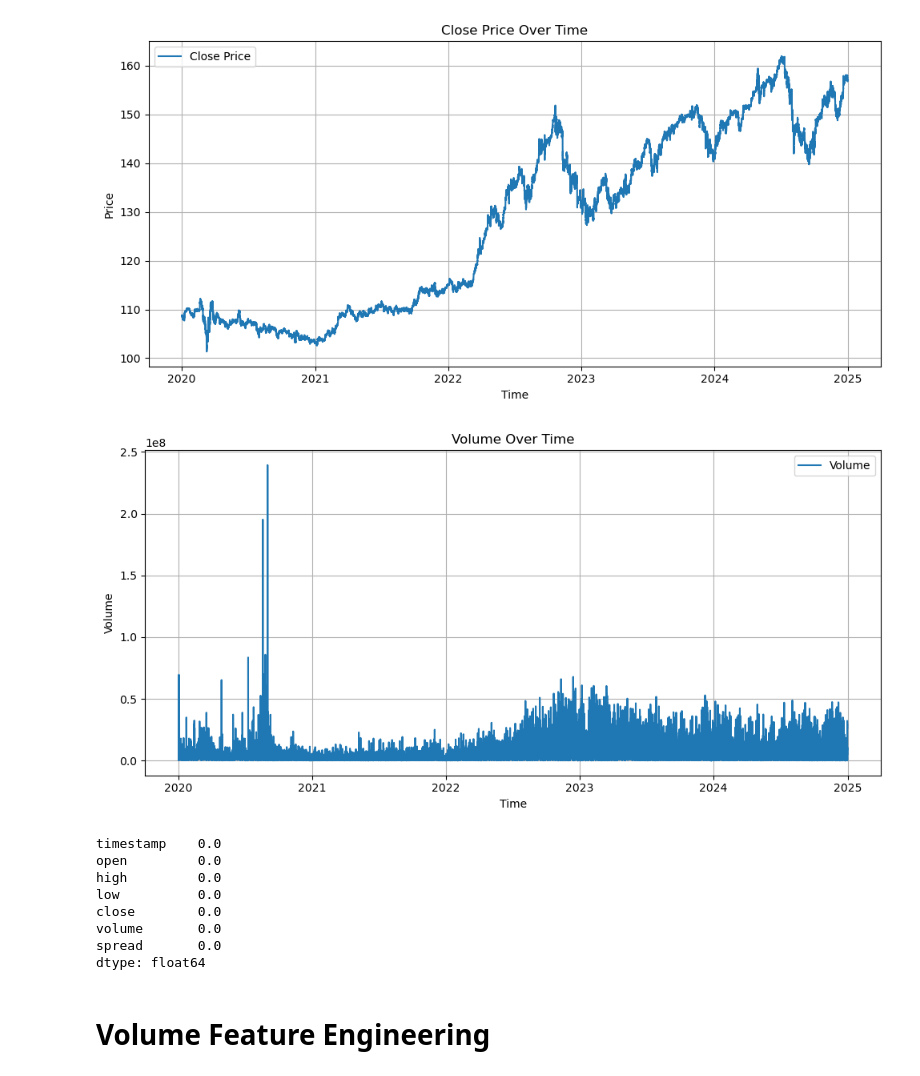
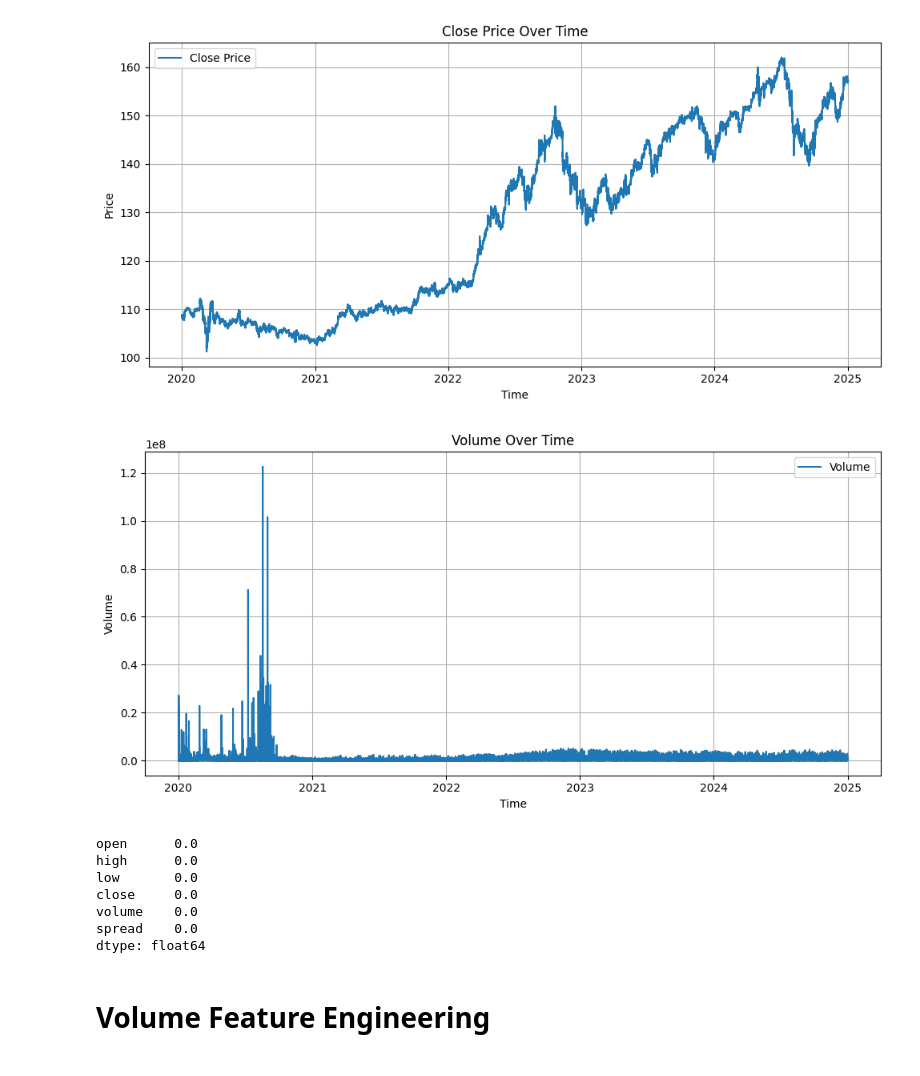
Before and after one commit to chillmelon/fxml, a Jupyter notebook: notebook/04.1_data_preprocessing_part_1.1.ipynb, the cells around one changed output. Cells and saved outputs as stored; diff of their text form; code cells hidden in the pictures.

```diff
--- a/notebook/04.1_data_preprocessing_part_1.1.ipynb
+++ b/notebook/04.1_data_preprocessing_part_1.1.ipynb
@@ -37,0 +38,6 @@ df.head()
+# %%
+df['timestamp'] = pd.to_datetime(df['timestamp'], unit='ms')
+
+df = df.set_index('timestamp')
+
+df.head()
@@ -39,6 +53,3 @@ df.head()
 ## Datetime conversion
 # %% [markdown]
 Dukascopy use UTC timezone
-# %%
-df['timestamp'] = pd.to_datetime(df['timestamp'], utc=True)
-df = df.sort_values('timestamp').reset_index(drop=True)
@@ -79,29 +79,28 @@ plt.show()
 # %%
 import matplotlib.pyplot as plt
 
 # Assuming your DataFrame is named df and 'timestamp' is datetime type
 plt.figure(figsize=(10, 5))
-plt.plot(df['timestamp'], df['volume'], label='Volume')
+plt.plot(df.index, df['volume'], label='Volume')
 
 plt.title('Volume Over Time')
 plt.xlabel('Time')
 plt.ylabel('Volume')
 plt.grid(True)
 plt.legend()
 plt.tight_layout()
 plt.show()
 # %% [output]
-[figure, old version]
+[figure, new version]
 # %%
 df.isna().sum() / df.shape[0]
 # %% [output]
-timestamp    0.0
-open         0.0
-high         0.0
-low          0.0
-close        0.0
-volume       0.0
-spread       0.0
+open      0.0
+high      0.0
+low       0.0
+close     0.0
+volume    0.0
+spread    0.0
 dtype: float64
 # %% [markdown]
 # Volume Feature Engineering
```
Also changed, not shown: parts of 16 cells of this notebook, 27 other files.
